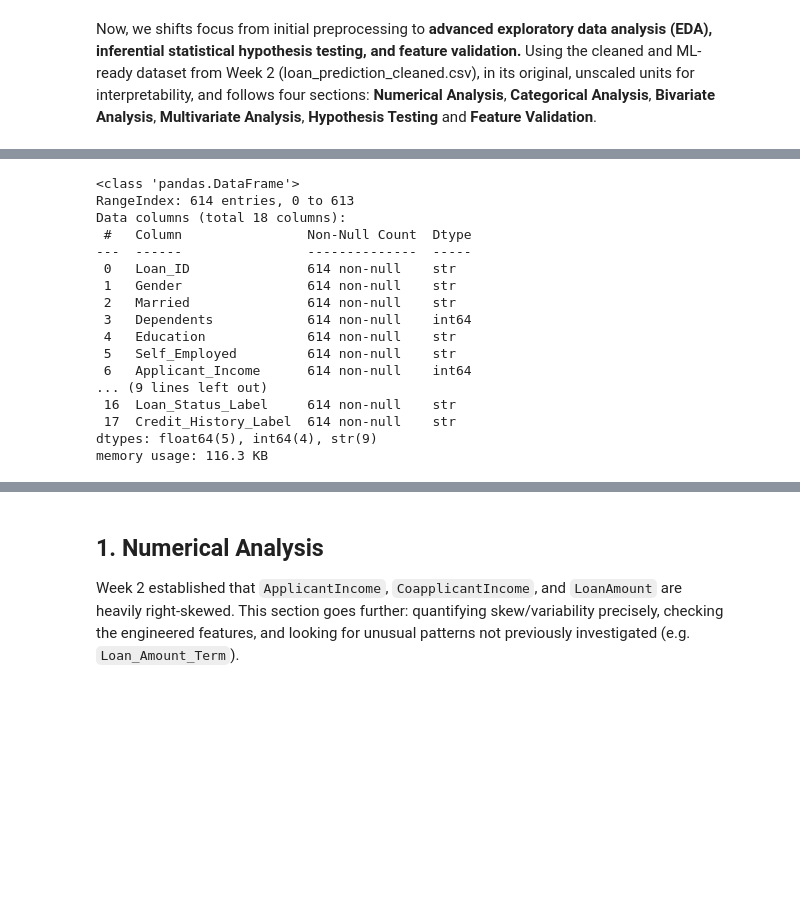
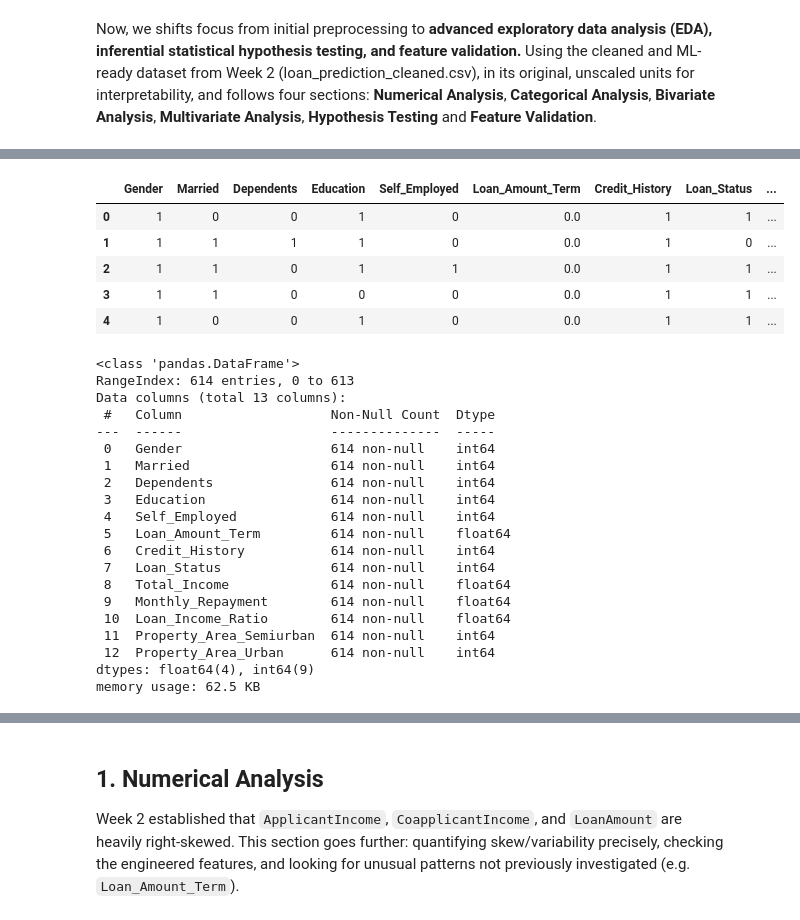
Before and after one commit to Ayden-DEMANOU/Loan-Eligibility-Preprocessing, a Jupyter notebook: notebooks/advanced_eda_analysis_and_fe.ipynb, the cells around one changed output, grey strips where cells are left out. Saved outputs shown, nothing was run; the diff lists cells and outputs as text; code cells hidden in the pictures; blank space fills up the shorter version.

```diff
--- a/notebooks/advanced_eda_analysis_and_fe.ipynb
+++ b/notebooks/advanced_eda_analysis_and_fe.ipynb
@@ -52,23 +52,37 @@ df["Loan_Income_Ratio"] = (df["Loan_Amount"] * 1000) / df["Total_Income"]
 
 df["Loan_Status_Label"] = df["Loan_Status"].map({"Y": "Approved", "N": "Rejected"})
 df["Credit_History_Label"] = df["Credit_History"].map({1.0: "Good (1)", 0.0: "Poor (0)"})
+# %%
+# Load the dataset
+df_ml = pd.read_csv("../data/processed/loan_prediction_ml_ready.csv")
+df_ml.head(5) # Display the first 5 rows of the dataset
+# %% [output]
+|  | Gender | Married | Dependents | Education | Self_Employed | Loan_Amount_Term | Credit_History | Loan_Status | ... |
+| 0 | 1 | 0 | 0 | 1 | 0 | 0.0 | 1 | 1 | ... |
+| 1 | 1 | 1 | 1 | 1 | 0 | 0.0 | 1 | 0 | ... |
+| 2 | 1 | 1 | 0 | 1 | 1 | 0.0 | 1 | 1 | ... |
+| 3 | 1 | 1 | 0 | 0 | 0 | 0.0 | 1 | 1 | ... |
+| 4 | 1 | 0 | 0 | 1 | 0 | 0.0 | 1 | 1 | ... |
 # %%
-df.info()
+df_ml.info()
 # %% [output]
 <class 'pandas.DataFrame'>
 RangeIndex: 614 entries, 0 to 613
-Data columns (total 18 columns):
- #   Column                Non-Null Count  Dtype
----  ------                --------------  -----
- 0   Loan_ID               614 non-null    str
- 1   Gender                614 non-null    str
- 2   Married               614 non-null    str
- 3   Dependents            614 non-null    int64
- 4   Education             614 non-null    str
- 5   Self_Employed         614 non-null    str
- 6   Applicant_Income      614 non-null    int64
-... (9 lines left out)
- 16  Loan_Status_Label     614 non-null    str
- 17  Credit_History_Label  614 non-null    str
-dtypes: float64(5), int64(4), str(9)
-memory usage: 116.3 KB
+Data columns (total 13 columns):
+ #   Column                   Non-Null Count  Dtype
+---  ------                   --------------  -----
+ 0   Gender                   614 non-null    int64
+ 1   Married                  614 non-null    int64
+ 2   Dependents               614 non-null    int64
+ 3   Education                614 non-null    int64
+ 4   Self_Employed            614 non-null    int64
+ 5   Loan_Amount_Term         614 non-null    float64
+ 6   Credit_History           614 non-null    int64
+ 7   Loan_Status              614 non-null    int64
+ 8   Total_Income             614 non-null    float64
+ 9   Monthly_Repayment        614 non-null    float64
+ 10  Loan_Income_Ratio        614 non-null    float64
+ 11  Property_Area_Semiurban  614 non-null    int64
+ 12  Property_Area_Urban      614 non-null    int64
+dtypes: float64(4), int64(9)
+memory usage: 62.5 KB
```
Also changed, not shown: parts of 36 cells of this notebook, 10 other files.
